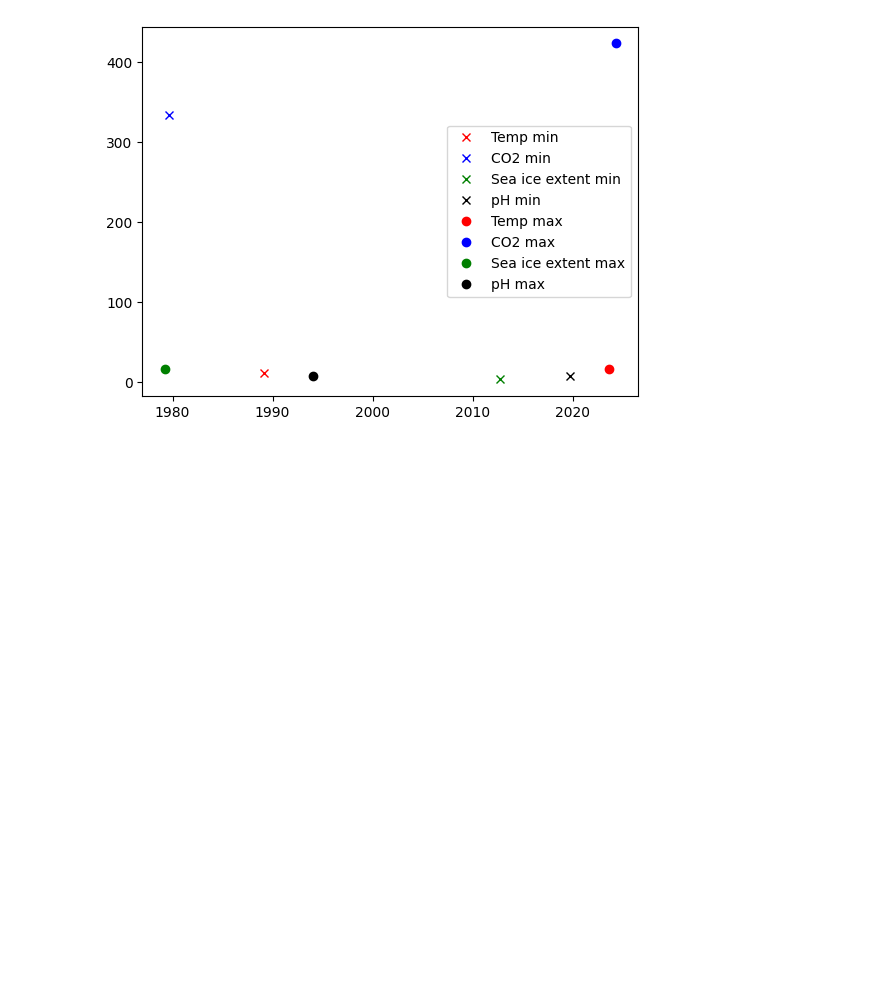
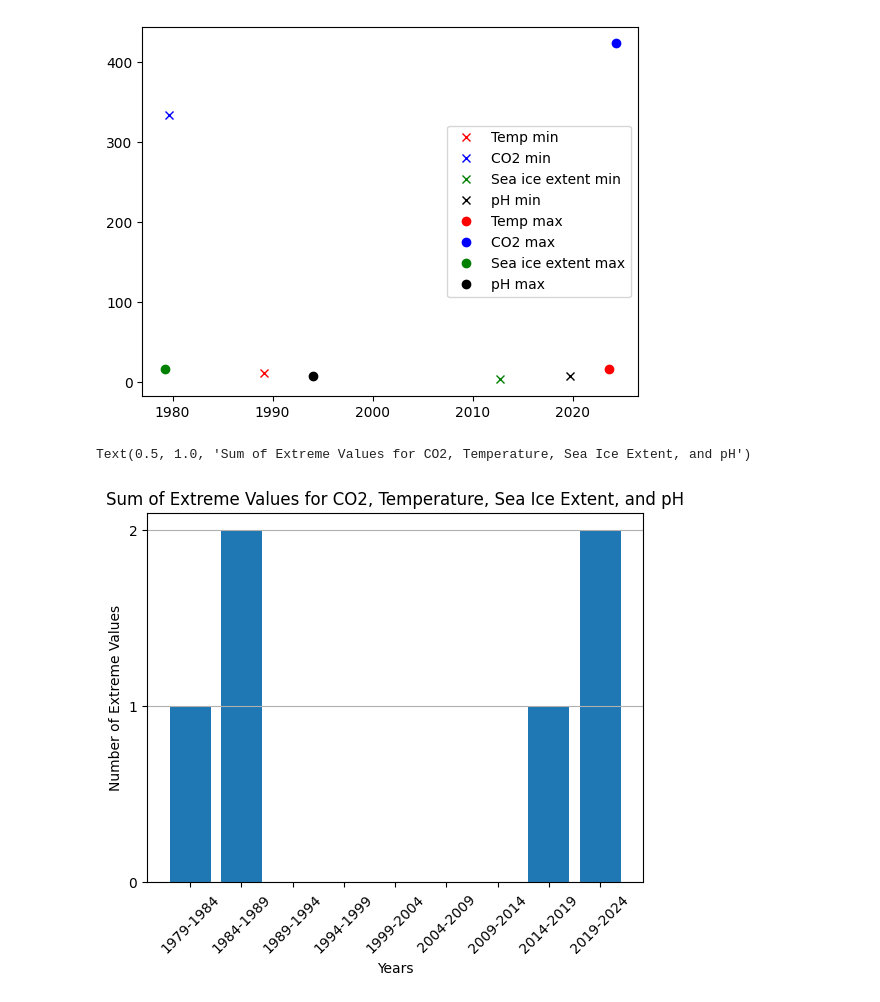
Before and after one commit to alexisj2020/Project, a Jupyter notebook: Extreme_Values.ipynb, the cells around one changed output. Saved outputs shown, nothing was run; the diff lists cells and outputs as text; code cells hidden in the pictures; blank space fills up the shorter version.

Commit message:
Calculating more extreme values

```diff
--- a/Extreme_Values.ipynb
+++ b/Extreme_Values.ipynb
@@ -115,3 +116,34 @@ plt.legend()
 # %% [output]
 <matplotlib.legend.Legend at 0x...>
 [figure]
+# %%
+#can also load the data as a pandas dataframe to calculate quantiles
+dict = {'Time': times_y, 'CO2': co2s_y, 'Temp': temps_y, 'IceExt': sea_ice_exts_y}
+
+df = pd.DataFrame(dict)
+df2=df.set_index('Time')
+# %%
+dict_m = {'Time': times, 'CO2': co2s, 'Temp': temps, 'IceExt': sea_ice_exts, 'pH': phs}
+
+dfm = pd.DataFrame(dict_m)
+dfm2=df.set_index('Time')
+# %%
+datmin=dfm2.min()
+datmax=dfm2.max()
+# %%
+ext_dat = (dfm2 == datmin) | (dfm2 == datmax)
+ext_dat_t=ext_dat.sum(axis=1)
+ext_dat_t_5 = ext_dat_t.groupby(ext_dat_t.index // 6).sum()
+times_y_5=['1979-1984','1984-1989','1989-1994','1994-1999','1999-2004','2004-2009','2009-2014','2014-2019','2019-2024']
+plt.bar(times_y_5,ext_dat_t_5)
+plt.xticks(times_y_5,rotation=45)
+plt.yticks([0,1,2])
+plt.ylabel('Number of Extreme Values')
+plt.xlabel('Years')
+plt.grid(axis='y')
+plt.title('Sum of Extreme Values for CO2, Temperature, Sea Ice Extent, and pH')
+
+#max_t = max_dat.sum(axis=1)
+# %% [output]
+Text(0.5, 1.0, 'Sum of Extreme Values for CO2, Temperature, Sea Ice Extent, and pH')
+[figure, added]
```
Also changed, not shown: parts of 5 cells of this notebook, 1 other file.
